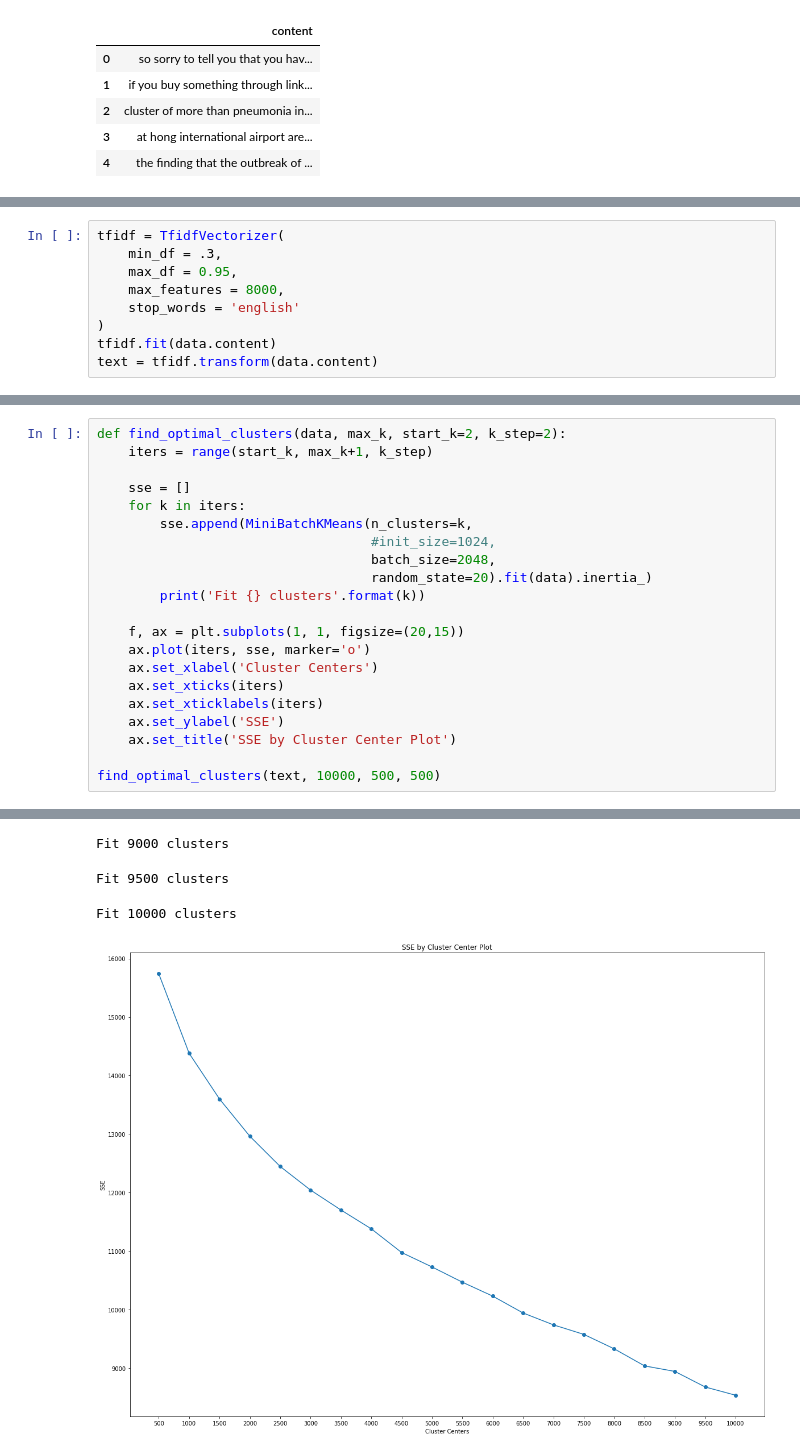
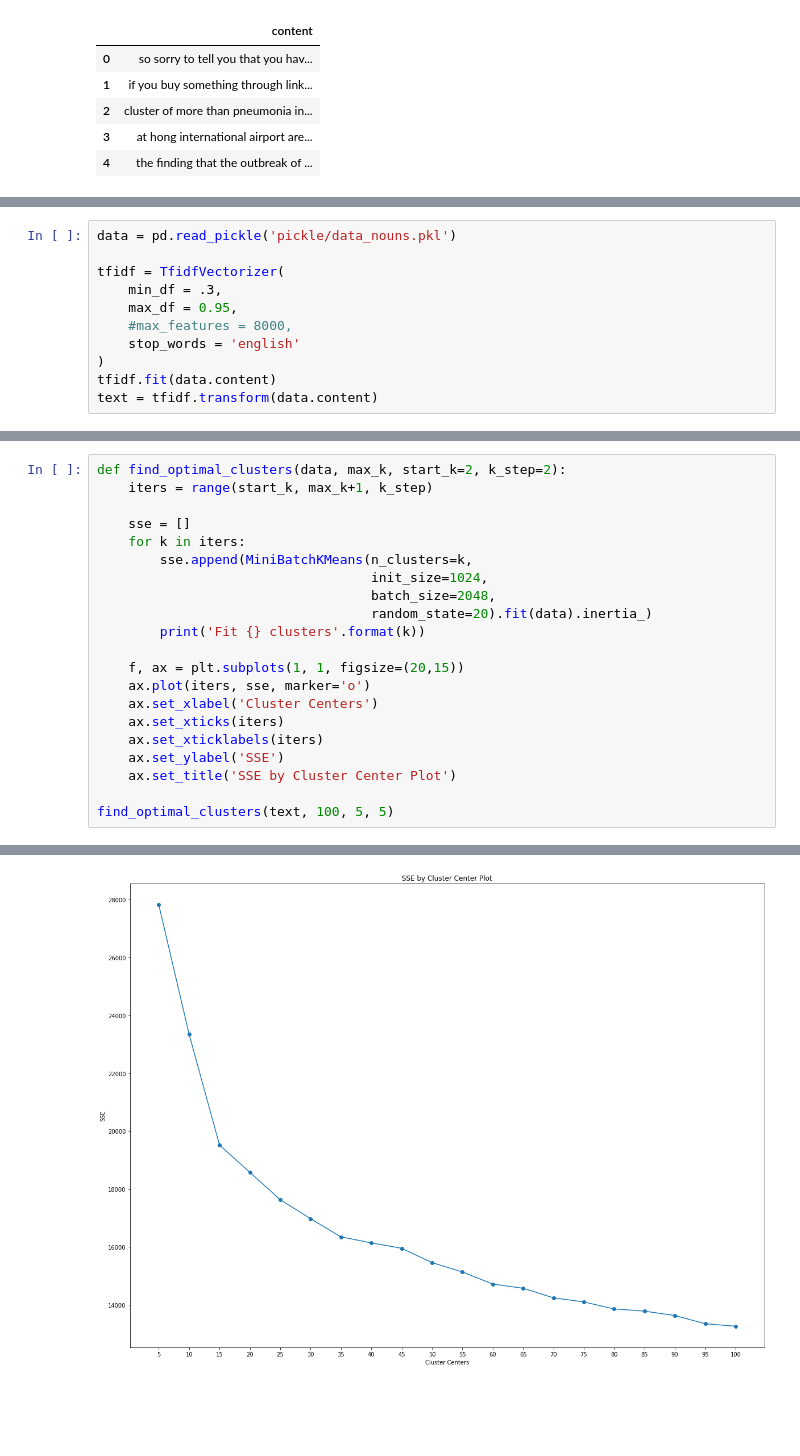
Before and after one commit to miguel2650/covid-19-research, a Jupyter notebook: 5-clustering-kmeans.ipynb, the cells around one changed output, grey strips where cells are left out. Cells and saved outputs as stored; diff of their text form; blank space fills up the shorter version.

Commit message:
cluster analysis and lda

```diff
--- a/5-clustering-kmeans.ipynb
+++ b/5-clustering-kmeans.ipynb
@@ -80,8 +95,10 @@ data.head()
 # %%
+data = pd.read_pickle('pickle/data_nouns.pkl')
+
 tfidf = TfidfVectorizer(
     min_df = .3,
     max_df = 0.95,
-    max_features = 8000,
+    #max_features = 8000,
     stop_words = 'english'
 )
 tfidf.fit(data.content)
@@ -97,7 +131,7 @@ def find_optimal_clusters(data, max_k, start_k=2, k_step=2):
     sse = []
     for k in iters:
         sse.append(MiniBatchKMeans(n_clusters=k,
-                                   #init_size=1024,
+                                   init_size=1024,
                                    batch_size=2048,
                                    random_state=20).fit(data).inertia_)
         print('Fit {} clusters'.format(k))
@@ -110,5 +144,5 @@ def find_optimal_clusters(data, max_k, start_k=2, k_step=2):
     ax.set_ylabel('SSE')
     ax.set_title('SSE by Cluster Center Plot')
 
-find_optimal_clusters(text, 10000, 500, 500)
+find_optimal_clusters(text, 100, 5, 5)
 # %% [output]
@@ -132,5 +169,2 @@ Fit 8500 clusters
-Fit 9000 clusters
-Fit 9500 clusters
-Fit 10000 clusters
-[figure, old version]
+[figure, new version]
 # %%
```
Also changed, not shown: parts of 9 cells of this notebook, 1 other file.
